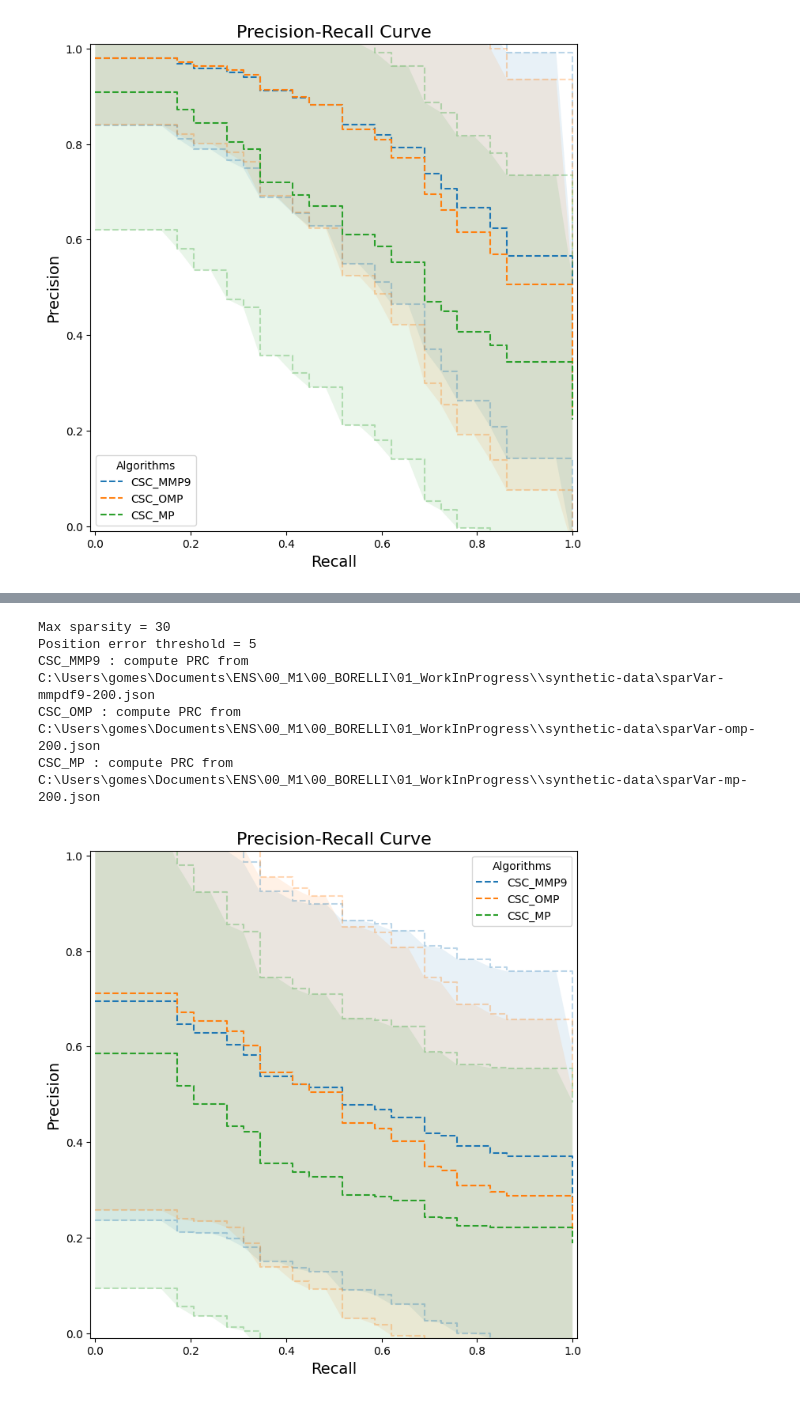
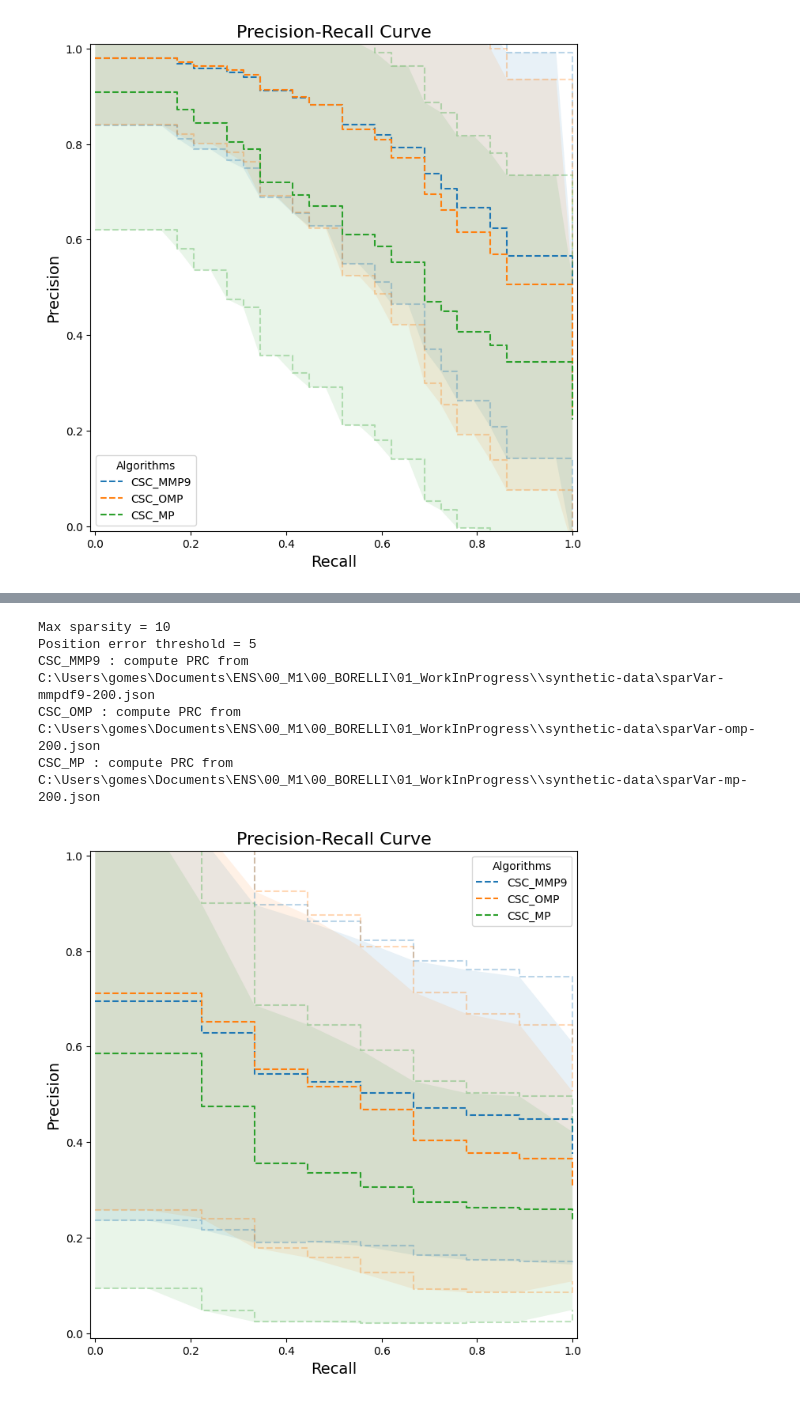
Before and after one commit to yanisgomes/csc, a Jupyter notebook: icassp/prc_sparVar_results.ipynb, the cells around one changed output, grey strips where cells are left out. Cells and saved outputs as stored; diff of their text form; code cells hidden in the pictures.

```diff
--- a/icassp/prc_sparVar_results.ipynb
+++ b/icassp/prc_sparVar_results.ipynb
@@ -113,16 +113,16 @@ CSC_MP : compute PRC from C:\Users\gomes\Documents\ENS\00_M1\00_BORELLI\01_WorkI
 # %%
 workbench.plotPRCFromSparVarDB(
     CSC_MMP9=path_sparVar_mmpdf9_db,
     CSC_OMP=path_sparVar_omp_db,
     CSC_MP=path_sparVar_mp_db,
-    max_sparsity=30,
+    max_sparsity=10,
     position_error_threshold=5,
     verbose=True
     )
 # %% [output]
-Max sparsity = 30
+Max sparsity = 10
 Position error threshold = 5
 CSC_MMP9 : compute PRC from C:\Users\gomes\Documents\ENS\00_M1\00_BORELLI\01_WorkInProgress\\synthetic-data\sparVar-mmpdf9-200.json
 CSC_OMP : compute PRC from C:\Users\gomes\Documents\ENS\00_M1\00_BORELLI\01_WorkInProgress\\synthetic-data\sparVar-omp-200.json
 CSC_MP : compute PRC from C:\Users\gomes\Documents\ENS\00_M1\00_BORELLI\01_WorkInProgress\\synthetic-data\sparVar-mp-200.json
-[figure, old version]
+[figure, new version]
```
Also changed, not shown: parts of 3 cells of this notebook, 1 other file.
